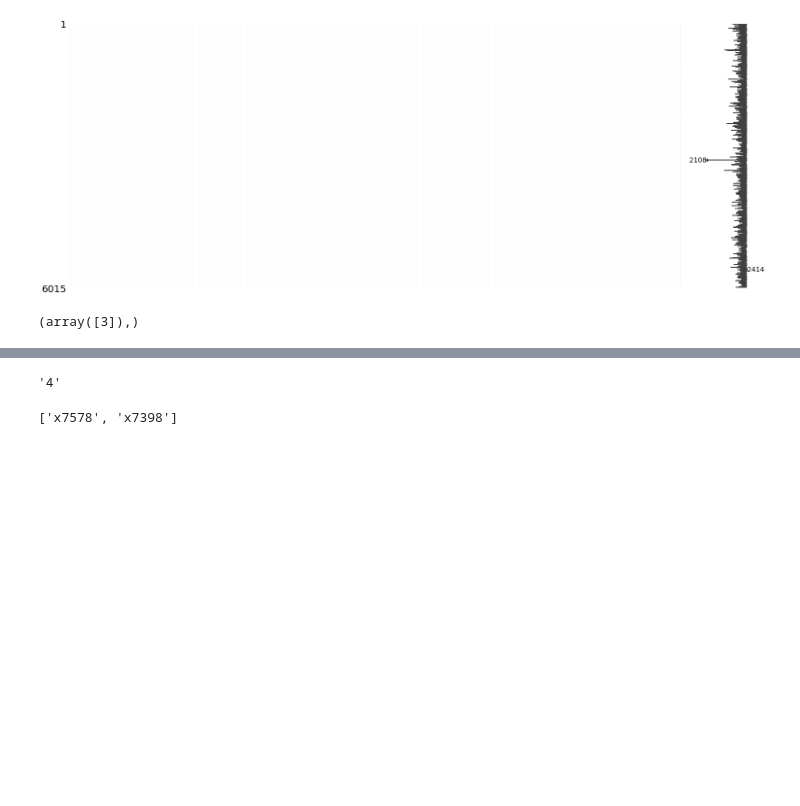
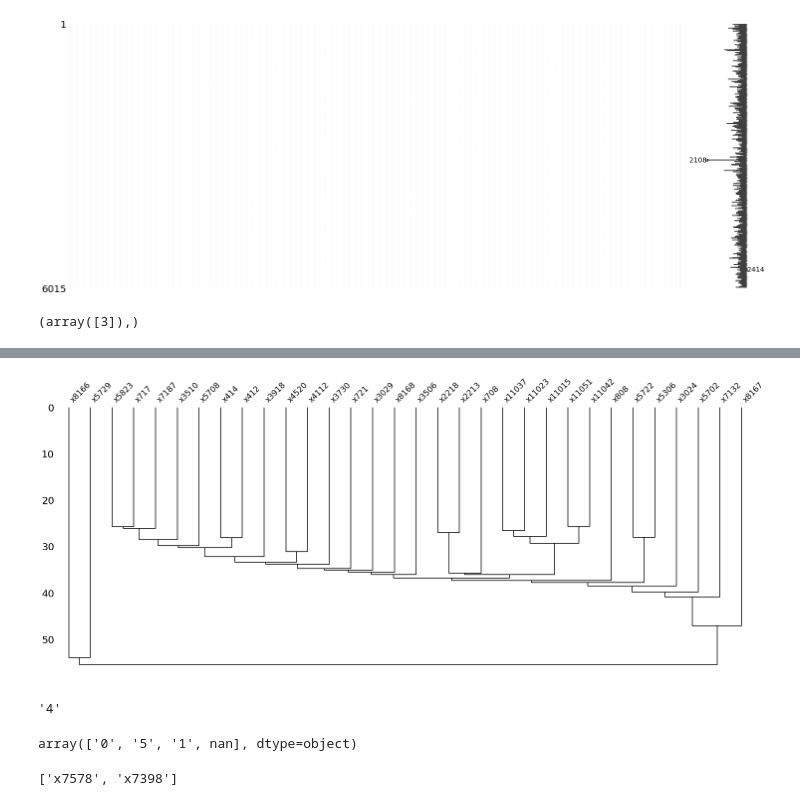
Before and after one commit to TavoloPerUno/scf_impute, a Jupyter notebook: Untitled.ipynb, the cells around one changed output, grey strips where cells are left out. Drawn from its saved outputs; the diff is of its cells as text; code cells hidden in the pictures; blank space fills up the shorter version.

```diff
--- a/Untitled.ipynb
+++ b/Untitled.ipynb
@@ -71,8 +68,17 @@ s = {'x7398': 4571,
+# %%
+filtered_data = msno.nullity_filter(df_raw_data, filter='bottom', p=0.9)
+msno.dendrogram(filtered_data)
+# %% [output]
+[figure, added]
 # %%
 t= ['1','2','3','4']
 t[-1]
 # %% [output]
 '4'
+# %%
+df_raw_data['x11126'].unique()
+# %% [output]
+array(['0', '5', '1', nan], dtype=object)
 # %%
 [x[0] for x in t.items() & s.items()]
 # %% [output]
```
Also changed, not shown: parts of 3 cells of this notebook.
